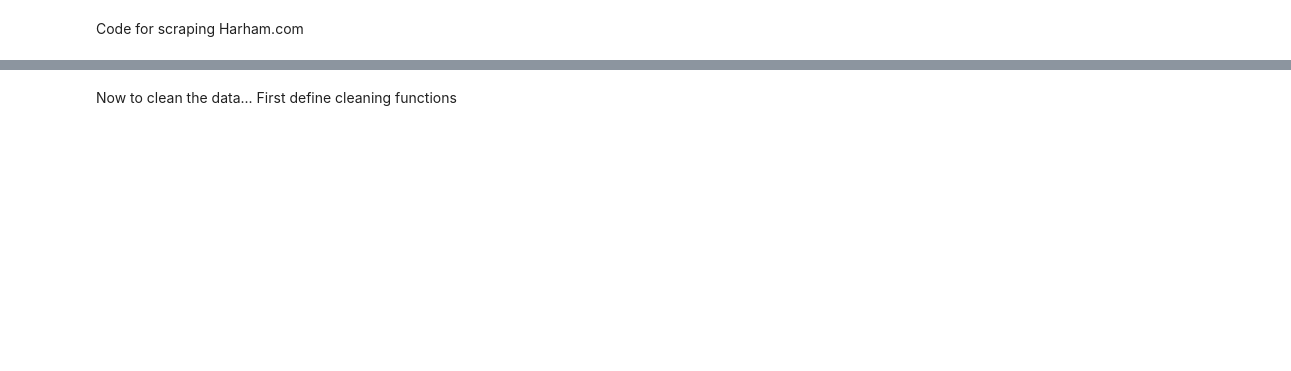
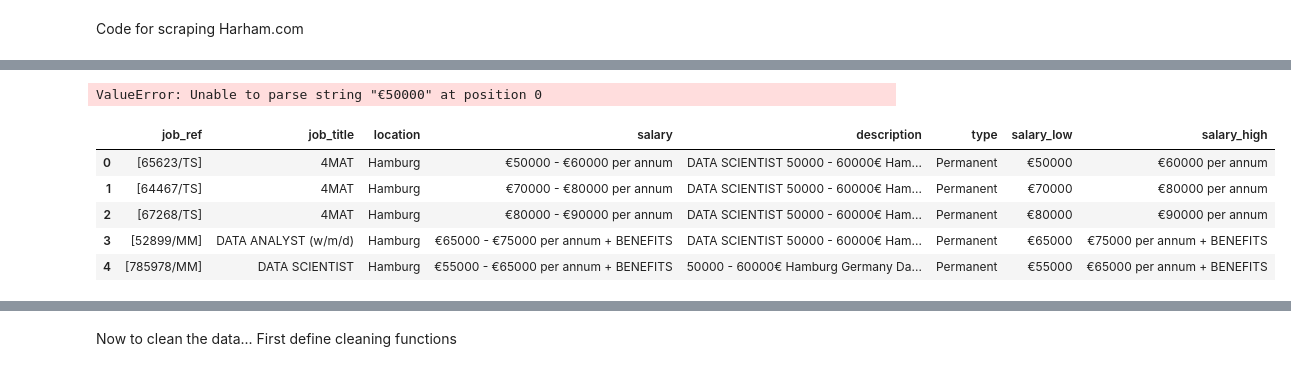
Before and after one commit to jamobe/DataScienceJobs, a Jupyter notebook: notebooks/web-scraping_harnham.ipynb, the cells around one changed output, grey strips where cells are left out. Cells and saved outputs as stored; diff of their text form; code cells hidden in the pictures; blank space fills up the shorter version.

```diff
--- a/notebooks/web-scraping_harnham.ipynb
+++ b/notebooks/web-scraping_harnham.ipynb
@@ -125,0 +102,18 @@ info.head()
+# %%
+info['description']=cf.clean_column(info['description'])
+info['location']=cf.clean_column(info['location'])
+info['description']=cf.remove_duped_info(info['description'],[info['salary'],info['location'],info['job_title']])
+info['salary_low'],info['salary_high']=cf.create_split_salary_range(info['salary'])
+info['salary_low']=cf.clean_salary(info['salary_low'],unicodedata.lookup("EURO SIGN"))
+info['salary_high']=cf.clean_salary(info['salary_high'],"€")
+# %% [output]
+ValueError: Unable to parse string "€50000" at position 0
+# %%
+info.head()
+# %% [output]
+|  | job_ref | job_title | location | salary | description | type | salary_low | salary_high |
+| 0 | [65623/TS] | 4MAT | Hamburg | €50000 - €60000 per annum | DATA SCIENTIST 50000 - 60000€ Ham... | Permanent | €50000 | €60000 per annum |
+| 1 | [64467/TS] | 4MAT | Hamburg | €70000 - €80000 per annum | DATA SCIENTIST 50000 - 60000€ Ham... | Permanent | €70000 | €80000 per annum |
+| 2 | [67268/TS] | 4MAT | Hamburg | €80000 - €90000 per annum | DATA SCIENTIST 50000 - 60000€ Ham... | Permanent | €80000 | €90000 per annum |
+| 3 | [52899/MM] | DATA ANALYST (w/m/d) | Hamburg | €65000 - €75000 per annum + BENEFITS | DATA SCIENTIST 50000 - 60000€ Ham... | Permanent | €65000 | €75000 per annum + BENEFITS |
+| 4 | [785978/MM] | DATA SCIENTIST | Hamburg | €55000 - €65000 per annum + BENEFITS | 50000 - 60000€ Hamburg Germany Da... | Permanent | €55000 | €65000 per annum + BENEFITS |
```
Also changed, not shown: parts of 23 cells of this notebook, 3 other files.
